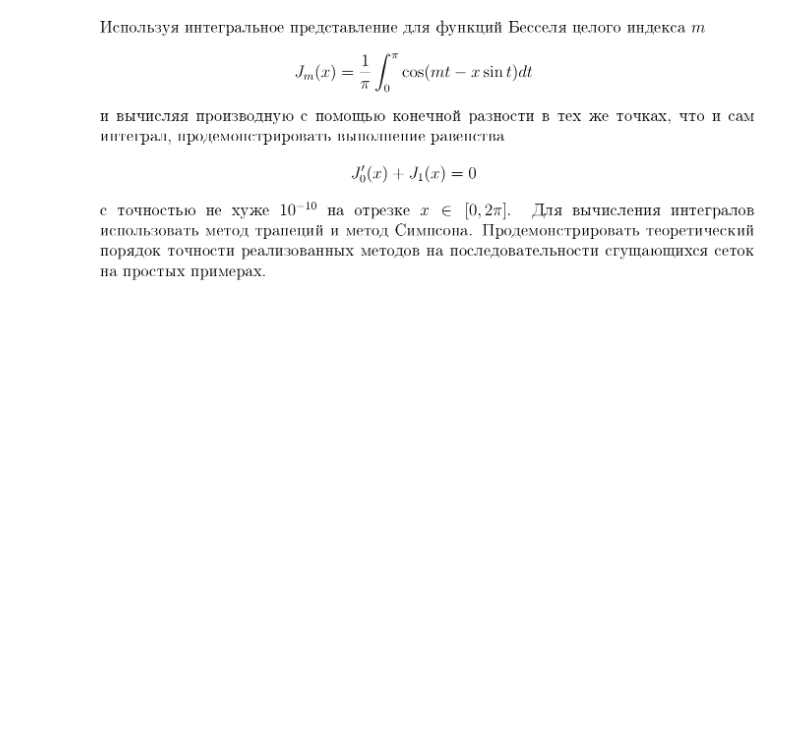
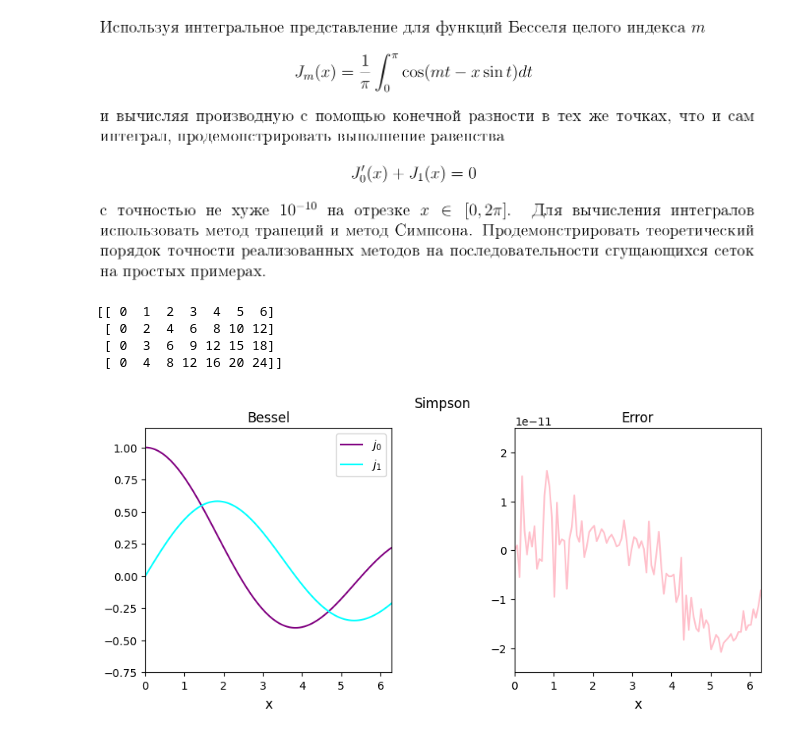
Before and after one commit to CuSynth/computational-physics, a Jupyter notebook: #4 Bessel/solution.ipynb, the cells around one changed output. Saved outputs shown, nothing was run; the diff lists cells and outputs as text; code cells hidden in the pictures; blank space fills up the shorter version.

```diff
--- a/#4 Bessel/solution.ipynb
+++ b/#4 Bessel/solution.ipynb
@@ -6,3 +6,24 @@ import matplotlib.pyplot as plt
 Image('task 4.png')
 # %% [output]
 [figure]
+# %%
+calc_points = 100
+X = np.linspace(0, 2*np.pi, calc_points)[:, np.newaxis]
+
+h = 1e-5
+
+f = lambda x, t, m: (1 / np.pi) * np.cos(m * t - x * np.sin(t))
+# %%
+arr = np.array([1, 2, 3, 4])
+anoter_arr = arr[:, np.newaxis]
+arr = [0, 1, 2, 3, 4, 5, 6]
+
+A = (anoter_arr*arr)[::,:2:]
+B = (anoter_arr*arr)
+
+print(B)
+# %% [output]
+[[ 0  1  2  3  4  5  6]
+ [ 0  2  4  6  8 10 12]
+ [ 0  3  6  9 12 15 18]
+ [ 0  4  8 12 16 20 24]]
@@ -8,0 +49,37 @@ Image('task 4.png')
+# %%
+j0_S = Simpson(X, 0)
+j0_T = Trapeze(X, 0)
+
+# j0_S_shifted = Simpson(X+2*h, 0)
+# j0_T_shifted = Trapeze(X+2*h, 0)
+
+dj0_S = (Simpson(X+h, 0) - Simpson(X-h, 0)) / (2*h)
+dj0_T = (Trapeze(X+h, 0) - Trapeze(X-h, 0)) / (2*h)
+
+j1_S = Simpson(X, 1)
+j1_T = Trapeze(X, 1)
+
+err_S = j1_S + dj0_S
+err_T = j1_T + dj0_T
+# %%
+fig = plt.figure(figsize=(10, 4))
+fig.suptitle("Simpson")
+
+plt_j = fig.add_subplot(121)
+plt_err = fig.add_subplot(122)
+plt_j.axis([X[0], X[-1], -0.75, 1.15])
+plt_j.plot(X, j0_S, color='purple', label=r'$j_0$')
+plt_j.plot(X, j1_S, color='cyan', label=r'$j_1$')
+plt_j.set_xlabel('x', labelpad=5, fontsize=12)
+plt_j.set_title('Bessel')
+plt_j.legend()
+
+plt_err.axis([X[0], X[-1], -2.5e-11, 2.5e-11])
+plt_err.plot(X, err_S, color='pink', label='err')
+plt_err.set_xlabel('x', labelpad=5, fontsize=12)
+plt_err.set_title('Error')
+# plt_err.legend()
+fig.subplots_adjust(hspace=0.5, wspace=0.5)
+plt.show()
+# %% [output]
+[figure, added]
```
Also changed, not shown: parts of 2 cells of this notebook.
